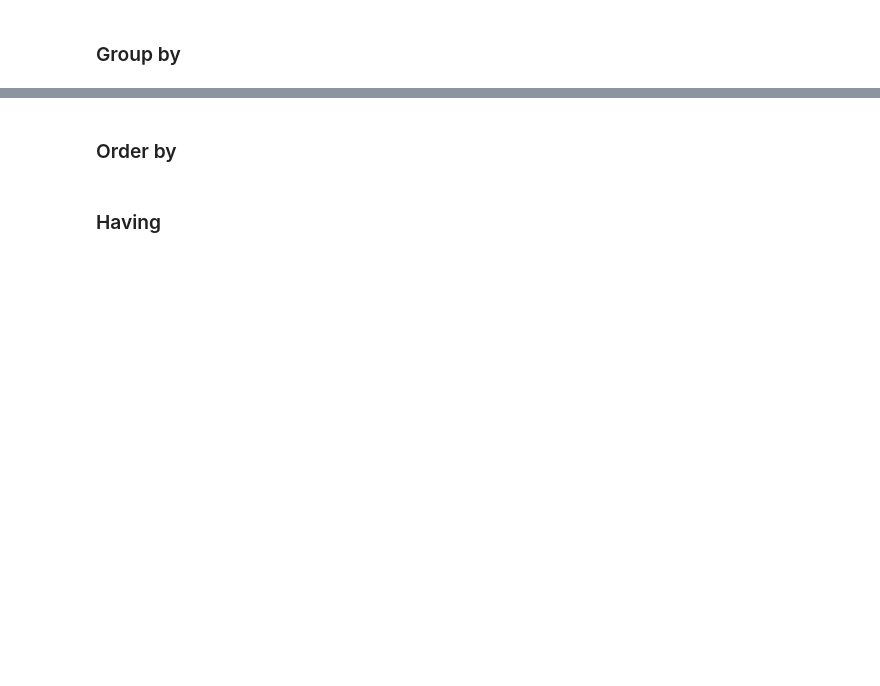
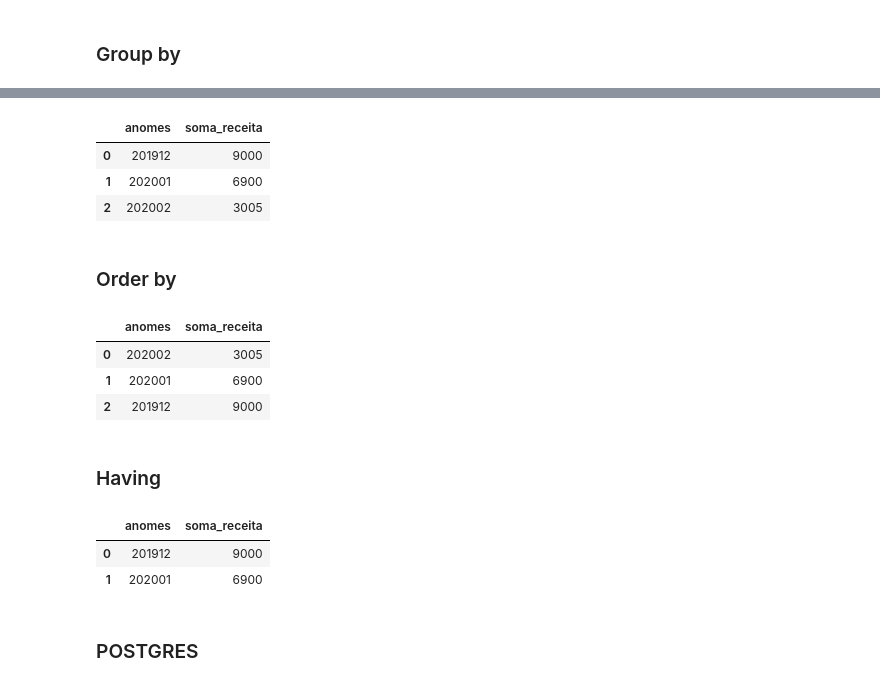
Before and after one commit to dnogaroli/DS-652, a Jupyter notebook: notebooks/aula 5.ipynb, the cells around one changed output, grey strips where cells are left out. Saved outputs shown, nothing was run; the diff lists cells and outputs as text; code cells hidden in the pictures; blank space fills up the shorter version.

```diff
--- a/notebooks/aula 5.ipynb
+++ b/notebooks/aula 5.ipynb
@@ -401,5 +558,12 @@ print(resultado)
 # %%
-[res[0] for res in cursor.description]
+columns = [res[0] for res in cursor.description]
+# %%
+pd.DataFrame(resultado, columns=columns)
+# %% [output]
+|  | anomes | soma_receita |
+| 0 | 201912 | 9000 |
+| 1 | 202001 | 6900 |
+| 2 | 202002 | 3005 |
 # %% [markdown]
 ### Order by
 # %%
@@ -417,7 +581,13 @@ sql = '''SELECT anomes, SUM(receita) as soma_receita
 cursor.execute(sql)
 resultado = cursor.fetchall()
 con.close()
-print(resultado)
+
+pd.DataFrame(resultado, columns=[res[0] for res in cursor.description])
+# %% [output]
+|  | anomes | soma_receita |
+| 0 | 202002 | 3005 |
+| 1 | 202001 | 6900 |
+| 2 | 201912 | 9000 |
 # %% [markdown]
 ### Having
 # %%
@@ -436,4 +606,11 @@ sql = '''SELECT anomes, SUM(receita) as soma_receita
 cursor.execute(sql)
 resultado = cursor.fetchall()
 con.close()
-print(resultado)
+
+pd.DataFrame(resultado, columns=[res[0] for res in cursor.description])
+# %% [output]
+|  | anomes | soma_receita |
+| 0 | 201912 | 9000 |
+| 1 | 202001 | 6900 |
+# %% [markdown]
+### POSTGRES
```
Also changed, not shown: parts of 31 cells of this notebook.
